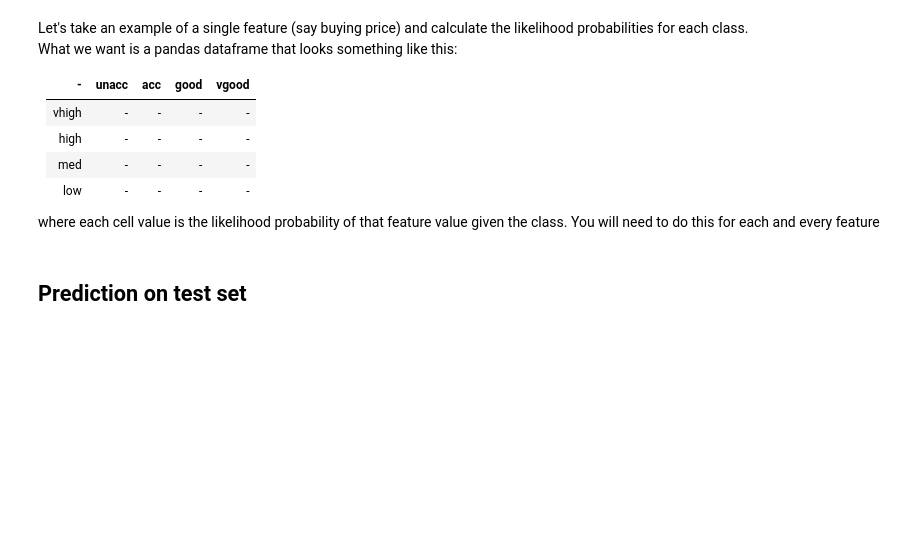
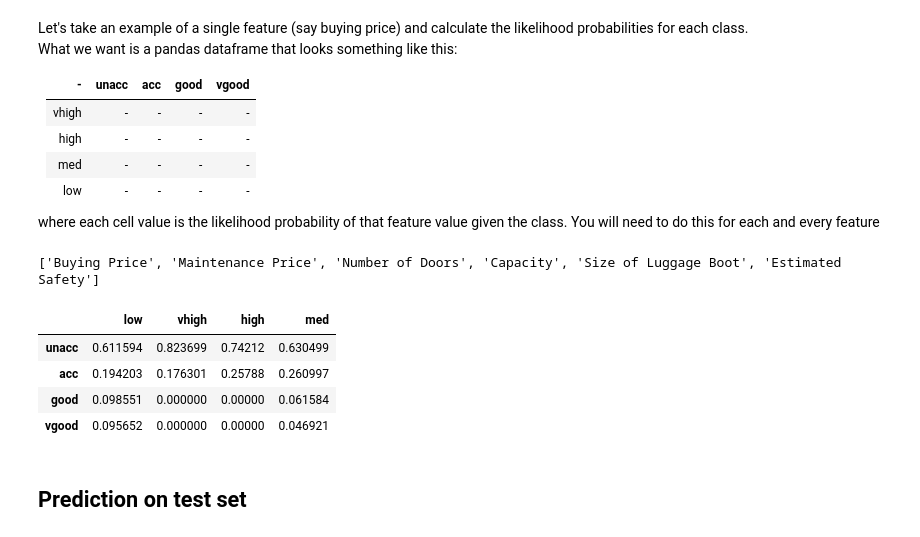
Before and after one commit to laukik29/Machine-Learning-, a Jupyter notebook: ML BITS F464/Labs/Lab4-20230920/Naive Bayes.ipynb, the cells around one changed output. Cells and saved outputs as stored; diff of their text form; code cells hidden in the pictures; blank space fills up the shorter version.

```diff
--- a/ML BITS F464/Labs/Lab4-20230920/Naive Bayes.ipynb
+++ b/ML BITS F464/Labs/Lab4-20230920/Naive Bayes.ipynb
@@ -113,3 +143,40 @@ likelihood_feature_6 = None
+# %%
+features = list(unique_values.keys())[0:-1]
+print(features)
+
+likelihood_features = {}
+
+for feature in features:
+    # calculate the likelihood for each feature
+    d = {}
+    for value in unique_values[feature]:
+        df_temp = df[df[feature] == value]
+        val_counts = df_temp['Decision'].value_counts(normalize=True)
+        # account for missing values too
+        for val in unique_values['Decision']:
+            if val not in val_counts.index:
+                val_counts[val] = 0
+        d[value] = val_counts.to_list()
+
+    df_temp = pd.DataFrame(d, index=['unacc', 'acc', 'good', 'vgood'])
+    likelihood_features[feature] = df_temp
+
+
+likelihood_feature_1 = likelihood_features['Buying Price']
+likelihood_feature_2 = likelihood_features['Maintenance Price']
+likelihood_feature_3 = likelihood_features['Number of Doors']
+likelihood_feature_4 = likelihood_features['Capacity']
+likelihood_feature_5 = likelihood_features['Size of Luggage Boot']
+likelihood_feature_6 = likelihood_features['Estimated Safety']
+
+likelihood_feature_1
+# %% [output]
+['Buying Price', 'Maintenance Price', 'Number of Doors', 'Capacity', 'Size of Luggage Boot', 'Estimated Safety']
+|  | low | vhigh | high | med |
+| unacc | 0.611594 | 0.823699 | 0.74212 | 0.630499 |
+| acc | 0.194203 | 0.176301 | 0.25788 | 0.260997 |
+| good | 0.098551 | 0.000000 | 0.00000 | 0.061584 |
+| vgood | 0.095652 | 0.000000 | 0.00000 | 0.046921 |
 # %% [markdown]
 ## Prediction on test set
 # %% [markdown]
```
Also changed, not shown: parts of 12 cells of this notebook, 15 other files.
